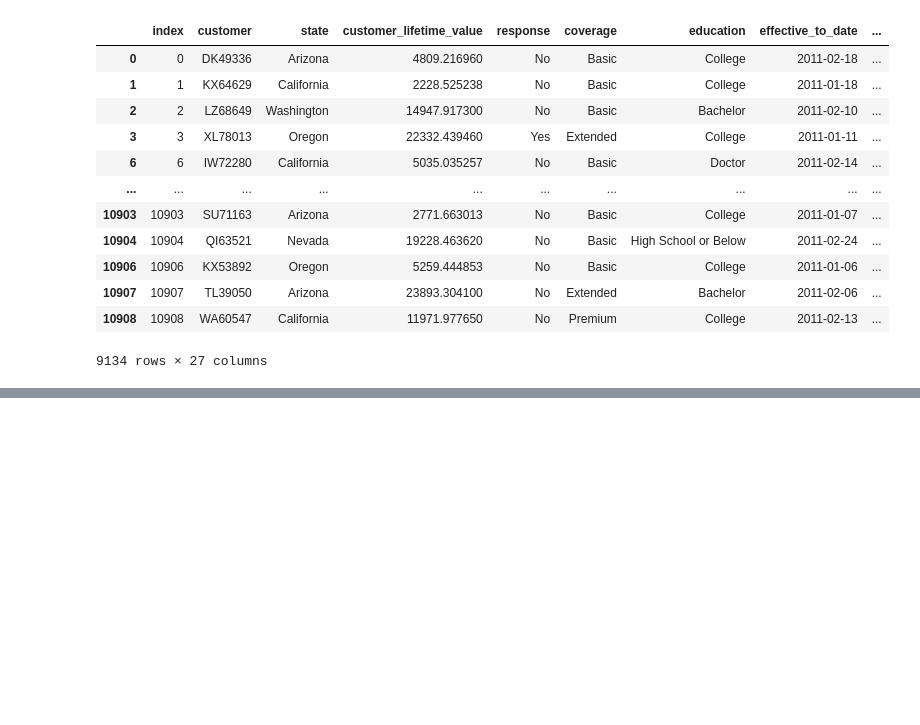
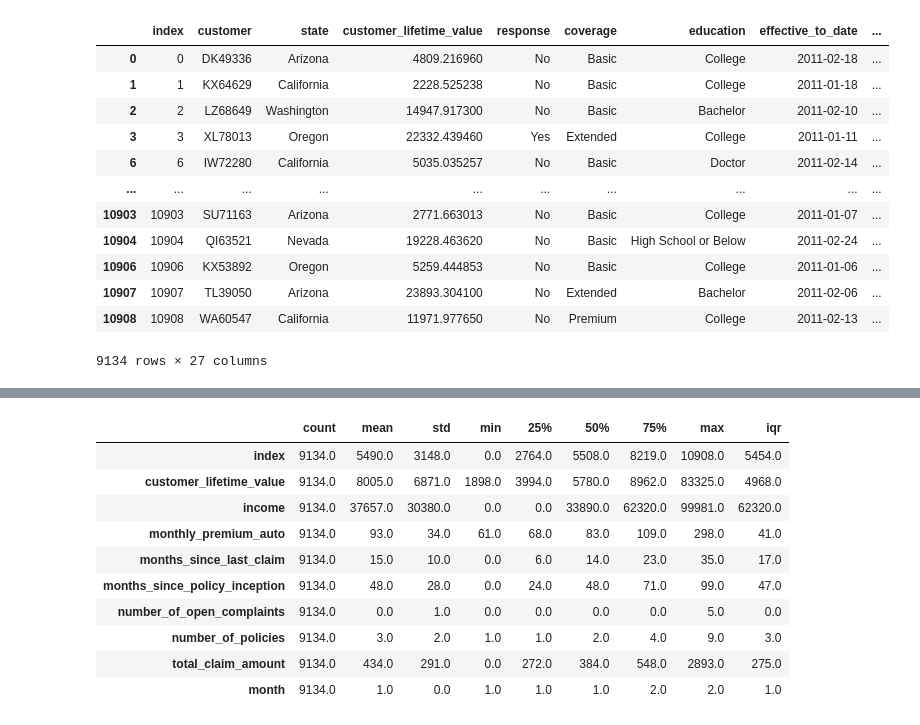
Before and after one commit to vanchido/lab-customer-analysis-round-2, a Jupyter notebook: lab-customer-analysis-round-2.ipynb, the cells around one changed output, grey strips where cells are left out. Drawn from its saved outputs; the diff is of its cells as text; code cells hidden in the pictures; blank space fills up the shorter version.

Commit message:
Lab | Customer Analysis Round 3

```diff
--- a/lab-customer-analysis-round-2.ipynb
+++ b/lab-customer-analysis-round-2.ipynb
@@ -276,0 +281,4 @@ df1[df1['month']<4]
+# %%
+pd.set_option('display.max_columns', None)
+import warnings
+warnings.filterwarnings('ignore')
@@ -276,0 +305,8 @@ df1[df1['month']<4]
+# %%
+summary = df1.describe().T
+display(summary)
+
+summary['iqr'] = summary['75%']-summary['25%']
+summary = summary.apply(round) # lambda x: round(x, 2) # round, ndigits=2 # rounding
+summary
+# %% [output]
@@ -276,0 +324,11 @@ df1[df1['month']<4]
+|  | count | mean | std | min | 25% | 50% | 75% | max | iqr |
+| index | 9134.0 | 5490.0 | 3148.0 | 0.0 | 2764.0 | 5508.0 | 8219.0 | 10908.0 | 5454.0 |
+| customer_lifetime_value | 9134.0 | 8005.0 | 6871.0 | 1898.0 | 3994.0 | 5780.0 | 8962.0 | 83325.0 | 4968.0 |
+| income | 9134.0 | 37657.0 | 30380.0 | 0.0 | 0.0 | 33890.0 | 62320.0 | 99981.0 | 62320.0 |
+| monthly_premium_auto | 9134.0 | 93.0 | 34.0 | 61.0 | 68.0 | 83.0 | 109.0 | 298.0 | 41.0 |
+| months_since_last_claim | 9134.0 | 15.0 | 10.0 | 0.0 | 6.0 | 14.0 | 23.0 | 35.0 | 17.0 |
+| months_since_policy_inception | 9134.0 | 48.0 | 28.0 | 0.0 | 24.0 | 48.0 | 71.0 | 99.0 | 47.0 |
+| number_of_open_complaints | 9134.0 | 0.0 | 1.0 | 0.0 | 0.0 | 0.0 | 0.0 | 5.0 | 0.0 |
+| number_of_policies | 9134.0 | 3.0 | 2.0 | 1.0 | 1.0 | 2.0 | 4.0 | 9.0 | 3.0 |
+| total_claim_amount | 9134.0 | 434.0 | 291.0 | 0.0 | 272.0 | 384.0 | 548.0 | 2893.0 | 275.0 |
+| month | 9134.0 | 1.0 | 0.0 | 1.0 | 1.0 | 1.0 | 2.0 | 2.0 | 1.0 |
```
Also changed, not shown: parts of 6 cells of this notebook.
